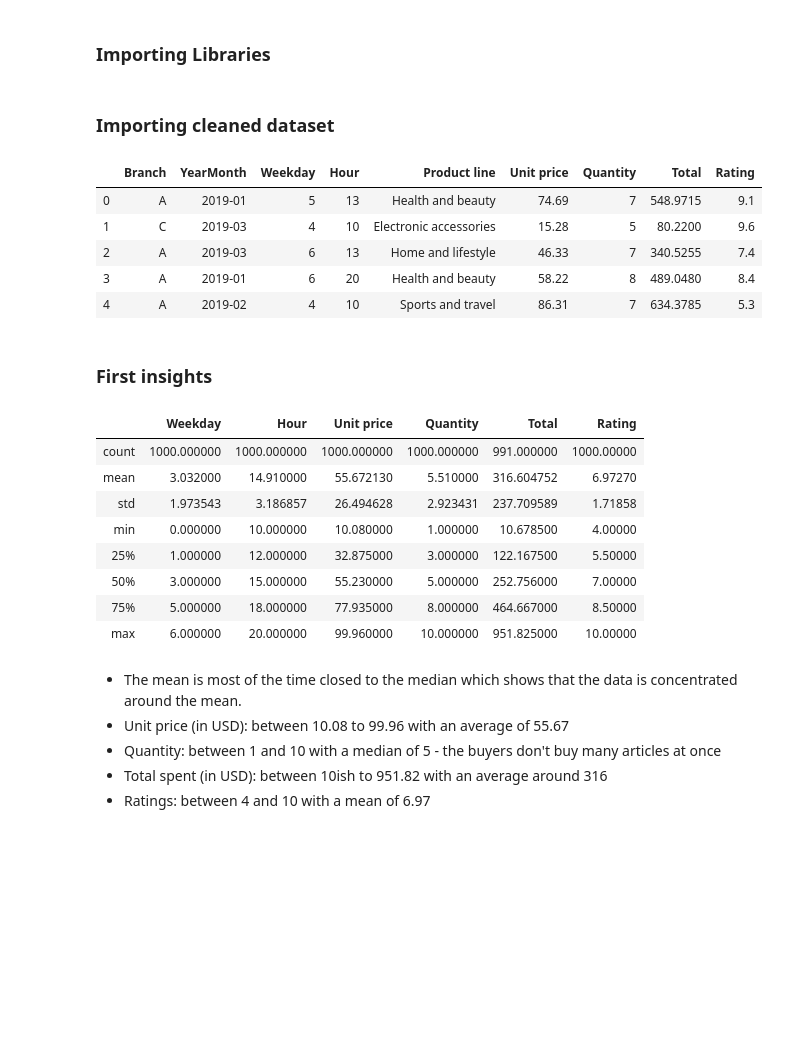
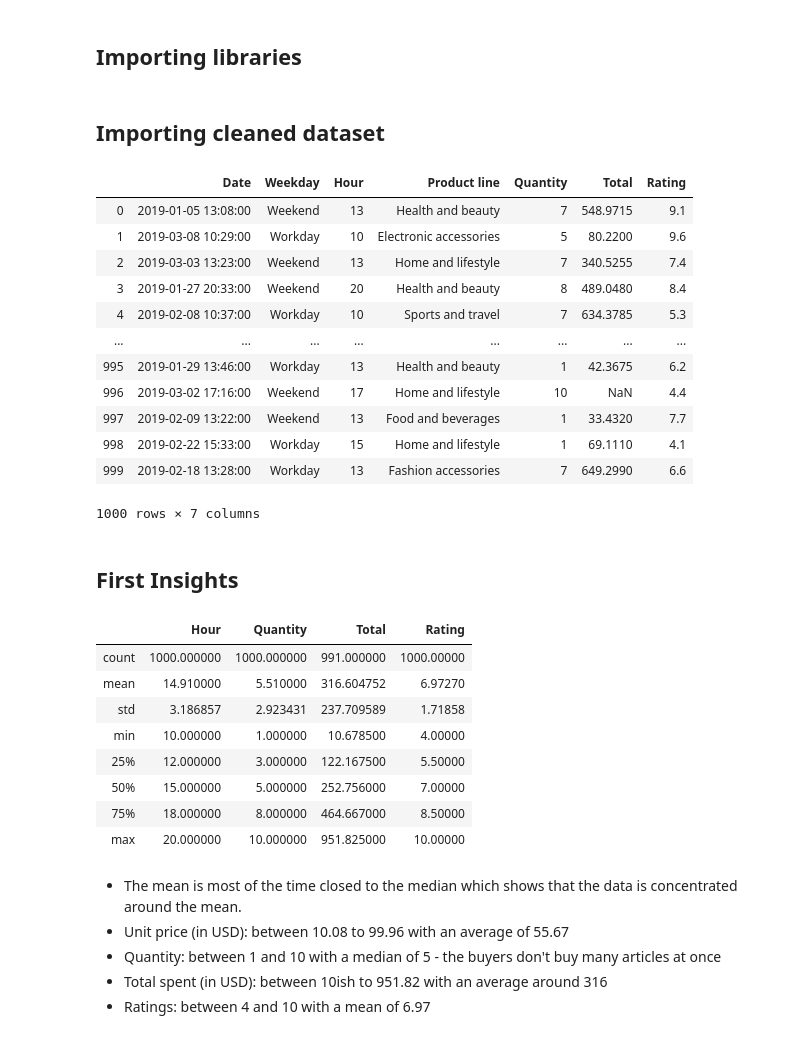
Before and after one commit to Mariehllrd/EDA-supermarket-sales, a Jupyter notebook: EDA.ipynb, the cells around one changed output. Cells and saved outputs as stored; diff of their text form; code cells hidden in the pictures; blank space fills up the shorter version.

Commit message:
Cleaning OK

```diff
--- a/EDA.ipynb
+++ b/EDA.ipynb
@@ -1,5 +1,5 @@
 # %% [markdown]
-### Importing Libraries
+## Importing libraries
 # %%
 import pandas as pd
 import numpy as np
@@ -9,34 +9,41 @@ import matplotlib.pyplot as plt
 import seaborn as sns
 import statsmodels.api as sm
 # %% [markdown]
-### Importing cleaned dataset
+## Importing cleaned dataset
 # %%
 # Importing cleaned dataset and dropping old index
 
-retail = pd.read_csv('./dataset/retail.csv')
+retail = pd.read_csv('./dataset/retail_clean.csv')
 retail = retail.drop('Unnamed: 0', axis=1)
-retail.head()
+retail
 # %% [output]
-|  | Branch | YearMonth | Weekday | Hour | Product line | Unit price | Quantity | Total | Rating |
-| 0 | A | 2019-01 | 5 | 13 | Health and beauty | 74.69 | 7 | 548.9715 | 9.1 |
-| 1 | C | 2019-03 | 4 | 10 | Electronic accessories | 15.28 | 5 | 80.2200 | 9.6 |
-| 2 | A | 2019-03 | 6 | 13 | Home and lifestyle | 46.33 | 7 | 340.5255 | 7.4 |
-| 3 | A | 2019-01 | 6 | 20 | Health and beauty | 58.22 | 8 | 489.0480 | 8.4 |
-| 4 | A | 2019-02 | 4 | 10 | Sports and travel | 86.31 | 7 | 634.3785 | 5.3 |
+|  | Date | Weekday | Hour | Product line | Quantity | Total | Rating |
+| 0 | 2019-01-05 13:08:00 | Weekend | 13 | Health and beauty | 7 | 548.9715 | 9.1 |
+| 1 | 2019-03-08 10:29:00 | Workday | 10 | Electronic accessories | 5 | 80.2200 | 9.6 |
+| 2 | 2019-03-03 13:23:00 | Weekend | 13 | Home and lifestyle | 7 | 340.5255 | 7.4 |
+| 3 | 2019-01-27 20:33:00 | Weekend | 20 | Health and beauty | 8 | 489.0480 | 8.4 |
+| 4 | 2019-02-08 10:37:00 | Workday | 10 | Sports and travel | 7 | 634.3785 | 5.3 |
+| ... | ... | ... | ... | ... | ... | ... | ... |
+| 995 | 2019-01-29 13:46:00 | Workday | 13 | Health and beauty | 1 | 42.3675 | 6.2 |
+| 996 | 2019-03-02 17:16:00 | Weekend | 17 | Home and lifestyle | 10 | NaN | 4.4 |
+| 997 | 2019-02-09 13:22:00 | Weekend | 13 | Food and beverages | 1 | 33.4320 | 7.7 |
+| 998 | 2019-02-22 15:33:00 | Workday | 15 | Home and lifestyle | 1 | 69.1110 | 4.1 |
+| 999 | 2019-02-18 13:28:00 | Workday | 13 | Fashion accessories | 7 | 649.2990 | 6.6 |
+1000 rows × 7 columns
 # %% [markdown]
-### First insights
+## First Insights
 # %%
 retail.describe()
 # %% [output]
-|  | Weekday | Hour | Unit price | Quantity | Total | Rating |
-| count | 1000.000000 | 1000.000000 | 1000.000000 | 1000.000000 | 991.000000 | 1000.00000 |
-| mean | 3.032000 | 14.910000 | 55.672130 | 5.510000 | 316.604752 | 6.97270 |
-| std | 1.973543 | 3.186857 | 26.494628 | 2.923431 | 237.709589 | 1.71858 |
-| min | 0.000000 | 10.000000 | 10.080000 | 1.000000 | 10.678500 | 4.00000 |
-| 25% | 1.000000 | 12.000000 | 32.875000 | 3.000000 | 122.167500 | 5.50000 |
-| 50% | 3.000000 | 15.000000 | 55.230000 | 5.000000 | 252.756000 | 7.00000 |
-| 75% | 5.000000 | 18.000000 | 77.935000 | 8.000000 | 464.667000 | 8.50000 |
-| max | 6.000000 | 20.000000 | 99.960000 | 10.000000 | 951.825000 | 10.00000 |
+|  | Hour | Quantity | Total | Rating |
+| count | 1000.000000 | 1000.000000 | 991.000000 | 1000.00000 |
+| mean | 14.910000 | 5.510000 | 316.604752 | 6.97270 |
+| std | 3.186857 | 2.923431 | 237.709589 | 1.71858 |
+| min | 10.000000 | 1.000000 | 10.678500 | 4.00000 |
+| 25% | 12.000000 | 3.000000 | 122.167500 | 5.50000 |
+| 50% | 15.000000 | 5.000000 | 252.756000 | 7.00000 |
+| 75% | 18.000000 | 8.000000 | 464.667000 | 8.50000 |
+| max | 20.000000 | 10.000000 | 951.825000 | 10.00000 |
 # %% [markdown]
 - The mean is most of the time closed to the median which shows that the data is concentrated around the mean.
 - Unit price (in USD): between 10.08 to 99.96 with an average of 55.67
```
Also changed, not shown: parts of 43 cells of this notebook, 3 other files.
